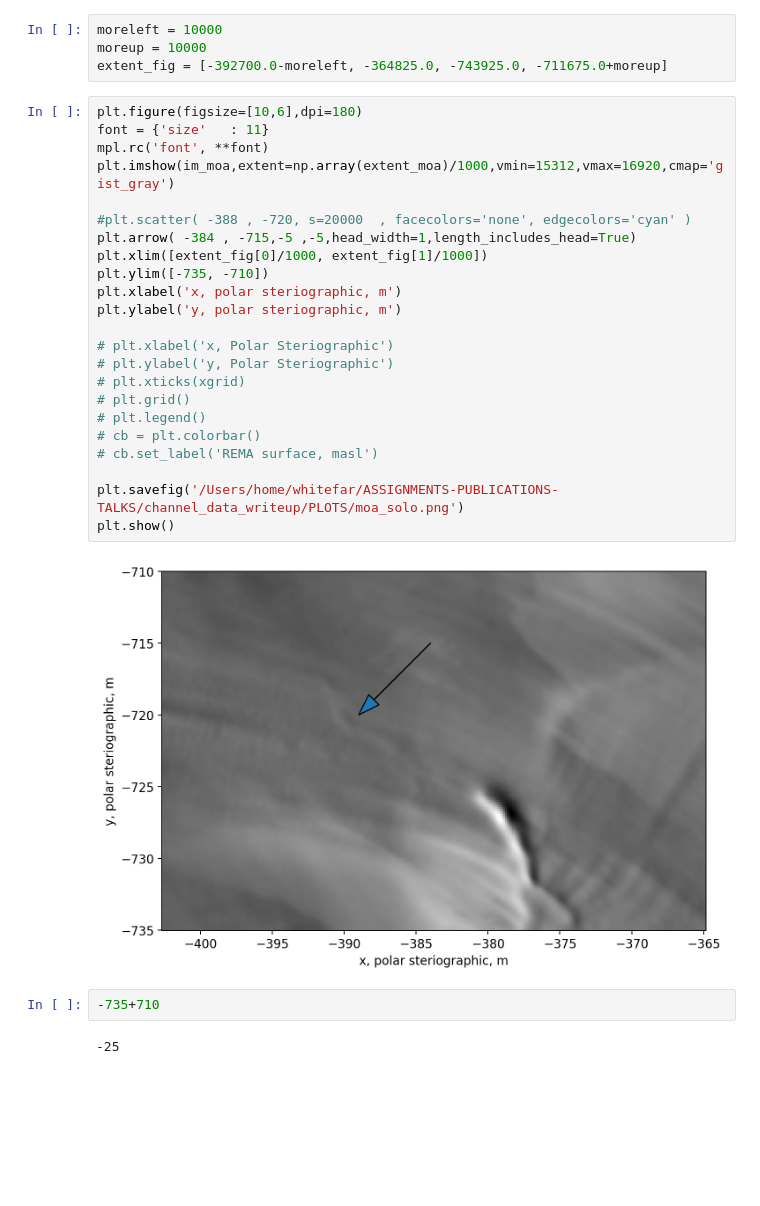
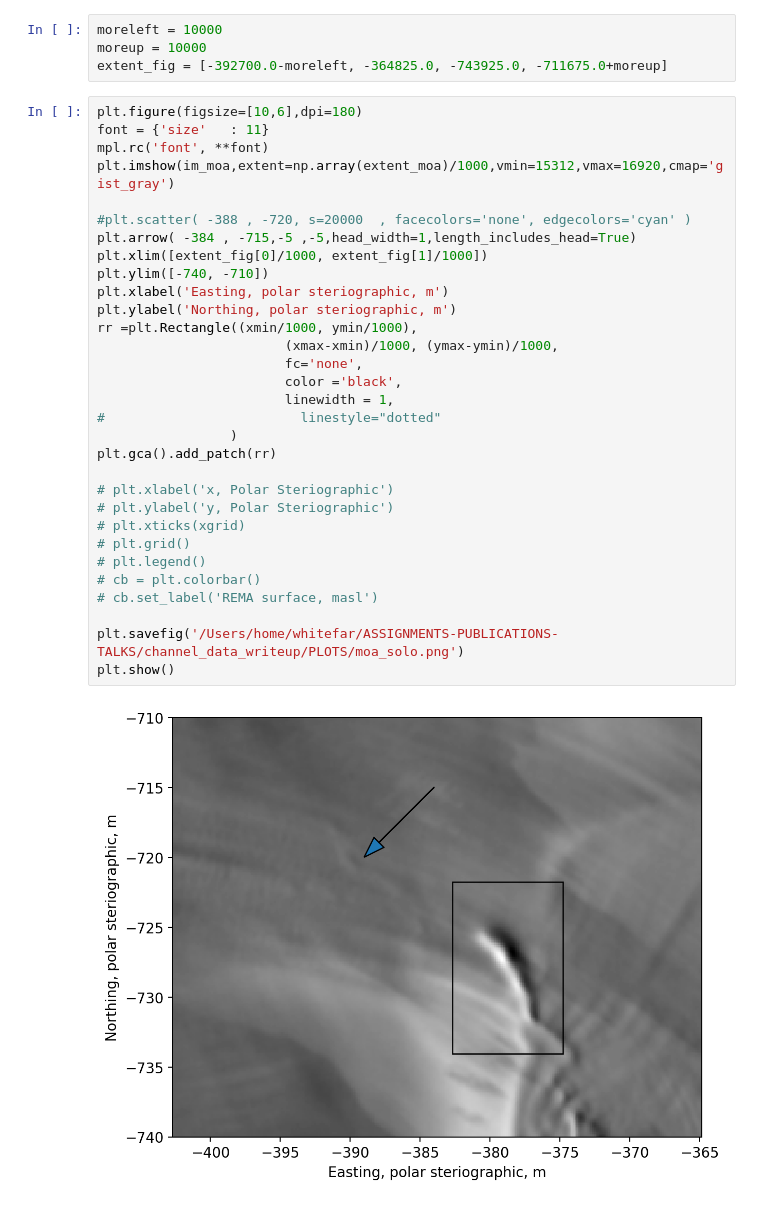
Before and after one commit to arrran/PhD_data_chapter, a Jupyter notebook: Jupyter/PLOTS/data_paper/10_moa_solo.ipynb, the cells around one changed output. Drawn from its saved outputs; the diff is of its cells as text; blank space fills up the shorter version.

```diff
--- a/Jupyter/PLOTS/data_paper/10_moa_solo.ipynb
+++ b/Jupyter/PLOTS/data_paper/10_moa_solo.ipynb
@@ -77,29 +80,33 @@ extent_fig = [-392700.0-moreleft, -364825.0, -743925.0, -711675.0+moreup]
 # %%
 plt.figure(figsize=[10,6],dpi=180)
 font = {'size'   : 11}
 mpl.rc('font', **font)
 plt.imshow(im_moa,extent=np.array(extent_moa)/1000,vmin=15312,vmax=16920,cmap='gist_gray')
 
 #plt.scatter( -388 , -720, s=20000  , facecolors='none', edgecolors='cyan' )
 plt.arrow( -384 , -715,-5 ,-5,head_width=1,length_includes_head=True)
 plt.xlim([extent_fig[0]/1000, extent_fig[1]/1000])
-plt.ylim([-735, -710])
-plt.xlabel('x, polar steriographic, m')
-plt.ylabel('y, polar steriographic, m')
+plt.ylim([-740, -710])
+plt.xlabel('Easting, polar steriographic, m')
+plt.ylabel('Northing, polar steriographic, m')
+rr =plt.Rectangle((xmin/1000, ymin/1000),
+                        (xmax-xmin)/1000, (ymax-ymin)/1000,
+                        fc='none',
+                        color ='black',
+                        linewidth = 1,
+#                         linestyle="dotted"
+                 )
+plt.gca().add_patch(rr)
 
 # plt.xlabel('x, Polar Steriographic')
 # plt.ylabel('y, Polar Steriographic')
 # plt.xticks(xgrid)
 # plt.grid()
 # plt.legend()
 # cb = plt.colorbar()
 # cb.set_label('REMA surface, masl')
 
 plt.savefig('/Users/home/whitefar/ASSIGNMENTS-PUBLICATIONS-TALKS/channel_data_writeup/PLOTS/moa_solo.png')
 plt.show()
 # %% [output]
-[figure, old version]
+[figure, new version]
-# %%
--735+710
-# %% [output]
--25
```
Also changed, not shown: parts of 4 cells of this notebook, 11 other files.
